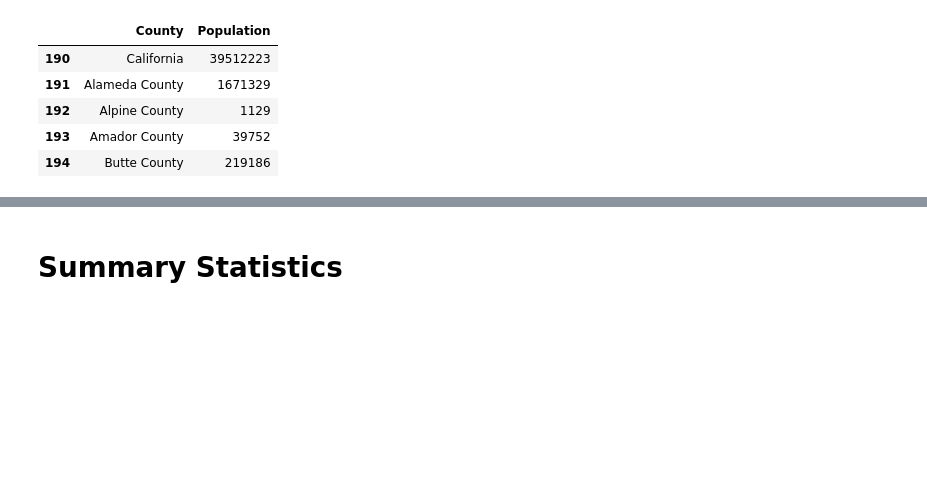
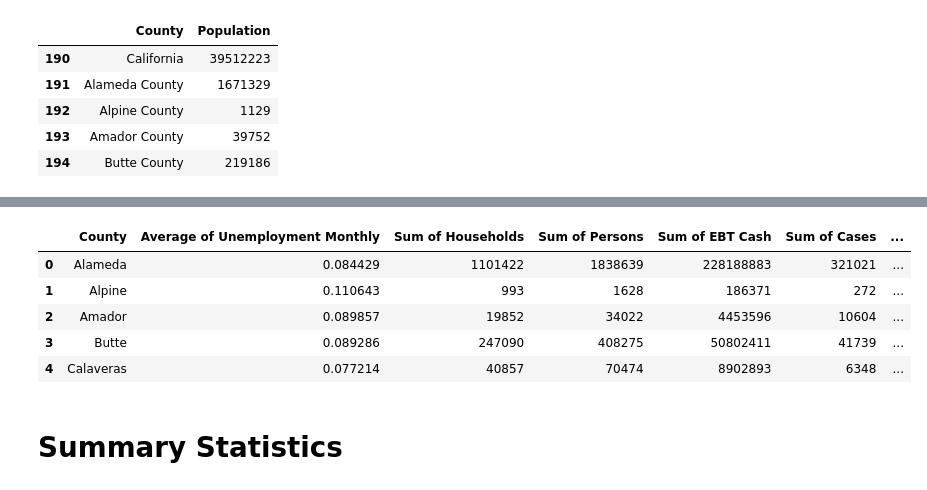
Before and after one commit to speedracer05/Covid_CalFresh, a Jupyter notebook: Covid_CalFresh.ipynb, the cells around one changed output, grey strips where cells are left out. Drawn from its saved outputs; the diff is of its cells as text; code cells hidden in the pictures; blank space fills up the shorter version.

```diff
--- a/Covid_CalFresh.ipynb
+++ b/Covid_CalFresh.ipynb
@@ -194,5 +232,17 @@ census_filtered.head()
 # %%
-# Combine CalFresh, census and counties data into a single dataset (John)
+# Combine CalFresh, census and counties data into a single dataset (DHALL)
+Merged_CalFresh_Covid_Census_Data_path = 'Resources\Merged CalFresh_Covid_Census_Data.csv'
+
+All_Merged_data = pd.read_csv(Merged_CalFresh_Covid_Census_Data_path)
+
+All_Merged_data.head()
+# %% [output]
+|  | County | Average of Unemployment Monthly | Sum of Households | Sum of Persons | Sum of EBT Cash | Sum of Cases | ... |
+| 0 | Alameda | 0.084429 | 1101422 | 1838639 | 228188883 | 321021 | ... |
+| 1 | Alpine | 0.110643 | 993 | 1628 | 186371 | 272 | ... |
+| 2 | Amador | 0.089857 | 19852 | 34022 | 4453596 | 10604 | ... |
+| 3 | Butte | 0.089286 | 247090 | 408275 | 50802411 | 41739 | ... |
+| 4 | Calaveras | 0.077214 | 40857 | 70474 | 8902893 | 6348 | ... |
 # %% [markdown]
 # Summary Statistics
 # %% [markdown]
```
Also changed, not shown: parts of 5 cells of this notebook, 7 other files.
